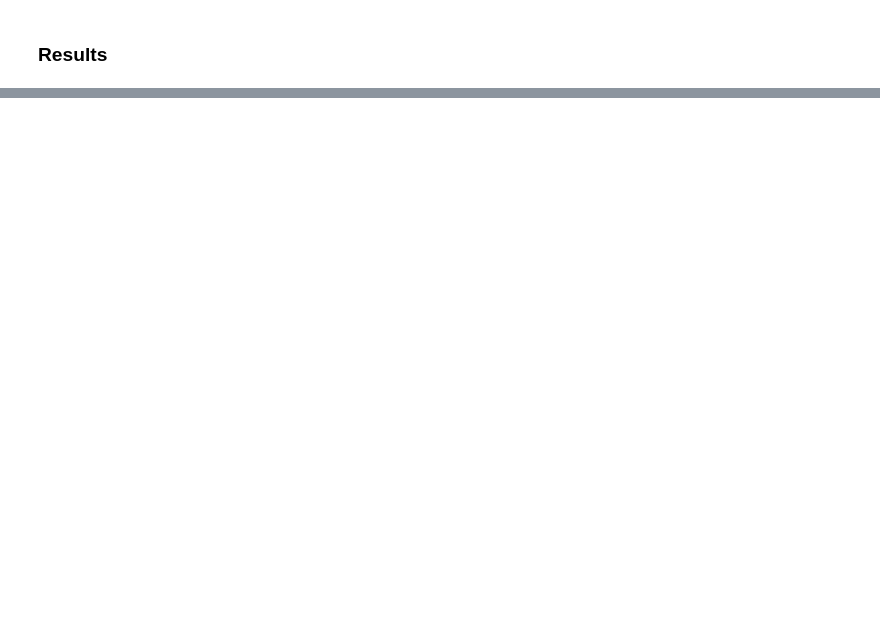
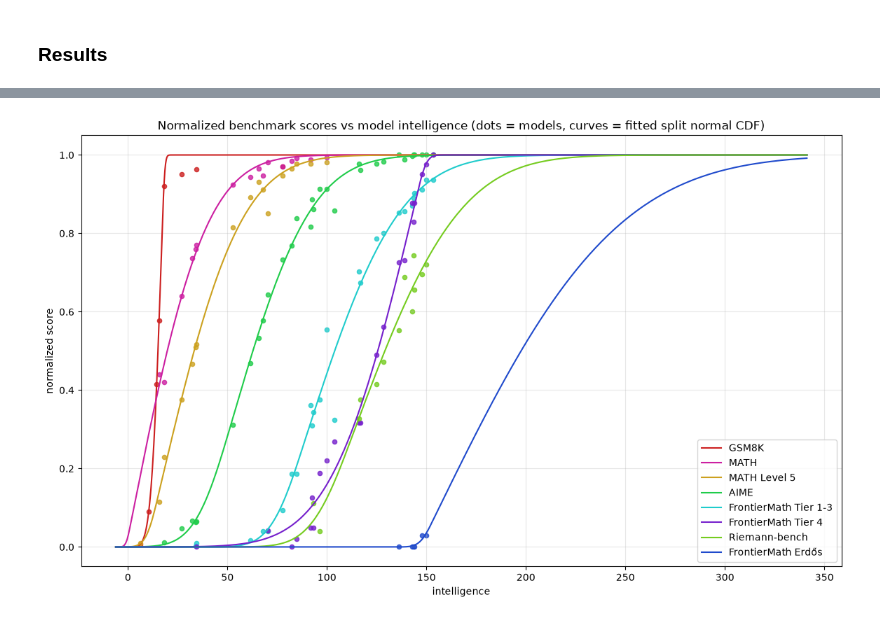
Before and after one commit to angeluriot/LLM_index, a Jupyter notebook: main.ipynb, the cells around one changed output, grey strips where cells are left out. Drawn from its saved outputs; the diff is of its cells as text; code cells hidden in the pictures; blank space fills up the shorter version.

```diff
--- a/main.ipynb
+++ b/main.ipynb
@@ -90,0 +89,41 @@ plt.show()
+# %%
+benchmark_ids = list(output.benchmark_difficulty_modes)
+hues = [i / len(benchmark_ids) for i in range(len(benchmark_ids))]
+random.shuffle(hues)
+
+curve_bounds = []
+
+for id in benchmark_ids:
+	mode = torch.tensor(output.benchmark_difficulty_modes[id])
+	low_std = torch.tensor(output.benchmark_difficulty_low_stds[id])
+	high_std = torch.tensor(output.benchmark_difficulty_high_stds[id])
+	curve_bounds += inverse_cumulative_split_normal(torch.tensor([0.01, 0.99]), mode, low_std, high_std).tolist()
+
+intelligences = list(output.model_intelligences.values())
+xs = torch.linspace(min(intelligences + curve_bounds) - 5, max(intelligences + curve_bounds) + 5, 1000)
+
+fig, ax = plt.subplots(figsize=(14, 8))
+
+for id, hue in zip(benchmark_ids, hues):
+	color = colorsys.hsv_to_rgb(hue, 0.85, 0.8)
+	mode = torch.tensor(output.benchmark_difficulty_modes[id])
+	low_std = torch.tensor(output.benchmark_difficulty_low_stds[id])
+	high_std = torch.tensor(output.benchmark_difficulty_high_stds[id])
+	results = data.benchmarks[id].get_normalized_results()
+
+	ax.plot(xs, cumulative_split_normal(xs, mode, low_std, high_std), color=color, linewidth=1.5, label=data.benchmarks[id].name)
+	ax.scatter(
+		[output.model_intelligences[model_id] for _, model_id, _ in results],
+		[score for _, _, score in results],
+		color=color, s=20, alpha=0.8,
+	)
+
+ax.set_xlabel('intelligence')
+ax.set_ylabel('normalized score')
+ax.set_title('Normalized benchmark scores vs model intelligence (dots = models, curves = fitted split normal CDF)')
+ax.set_ylim(-0.05, 1.05)
+ax.grid(alpha=0.3)
+ax.legend()
+plt.show()
+# %% [output]
+[figure, added]
```
Also changed, not shown: parts of 4 cells of this notebook, 5 other files.
